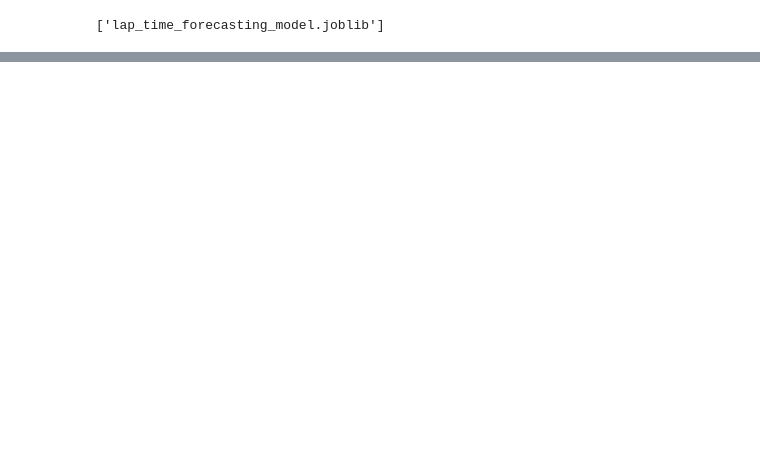
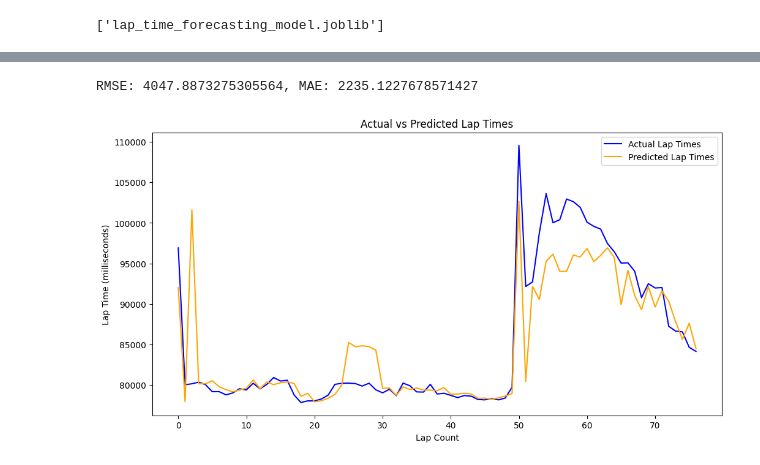
Before and after one commit to sharvaridesh/f1_laptimes_forecasting, a Jupyter notebook: zapata.ipynb, the cells around one changed output, grey strips where cells are left out. Cells and saved outputs as stored; diff of their text form; code cells hidden in the pictures; blank space fills up the shorter version.

```diff
--- a/zapata.ipynb
+++ b/zapata.ipynb
@@ -889,0 +895,5 @@ joblib.dump(model, 'lap_time_forecasting_model.joblib')
+# %%
+X_train_822, model_822 = forecast_model(driverid_df)
+# %% [output]
+RMSE: 4047.8873275305564, MAE: 2235.1227678571427
+[figure, added]
```
Also changed, not shown: parts of 20 cells of this notebook.
